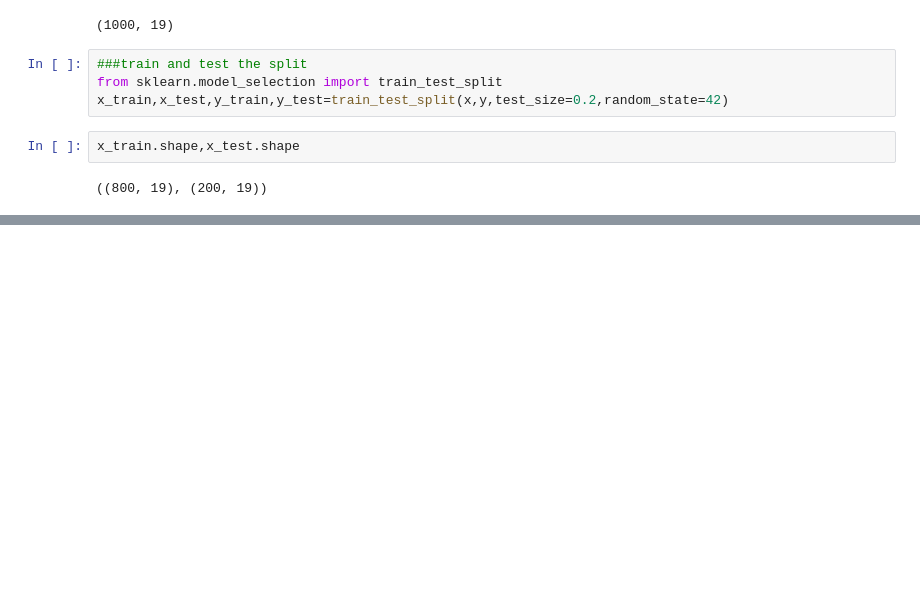
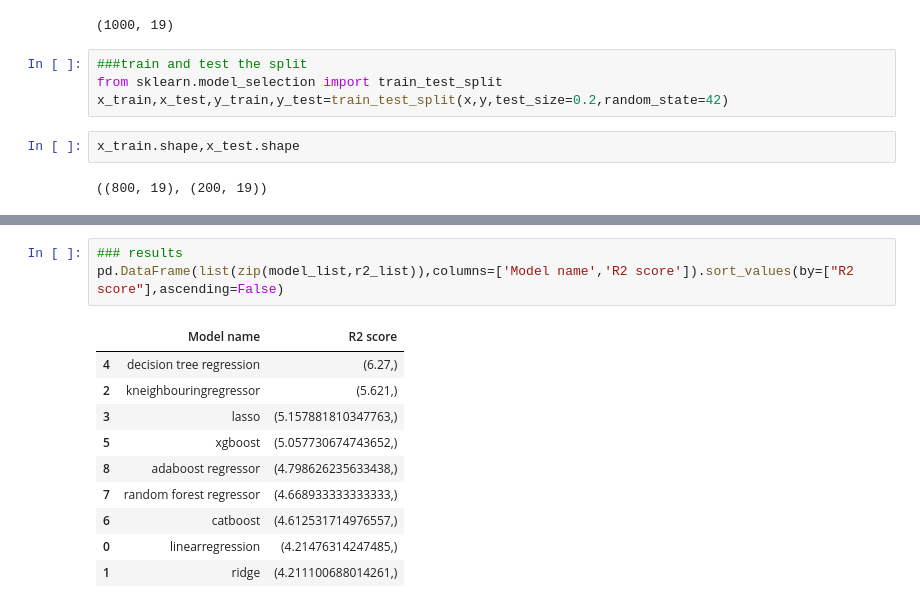
Before and after one commit to navenavelimargam/mlproject, a Jupyter notebook: notebook/notebook/2.Model_trining.ipynb, the cells around one changed output, grey strips where cells are left out. Cells and saved outputs as stored; diff of their text form; blank space fills up the shorter version.

```diff
--- a/notebook/notebook/2.Model_trining.ipynb
+++ b/notebook/notebook/2.Model_trining.ipynb
@@ -104,0 +167,14 @@ models={
+# %%
+### results
+pd.DataFrame(list(zip(model_list,r2_list)),columns=['Model name','R2 score']).sort_values(by=["R2 score"],ascending=False)
+# %% [output]
+|  | Model name | R2 score |
+| 4 | decision tree regression | (6.27,) |
+| 2 | kneighbouringregressor | (5.621,) |
+| 3 | lasso | (5.157881810347763,) |
+| 5 | xgboost | (5.057730674743652,) |
+| 8 | adaboost regressor | (4.798626235633438,) |
+| 7 | random forest regressor | (4.668933333333333,) |
+| 6 | catboost | (4.612531714976557,) |
+| 0 | linearregression | (4.21476314247485,) |
+| 1 | ridge | (4.211100688014261,) |
```
Also changed, not shown: parts of 6 cells of this notebook, 5 other files.
